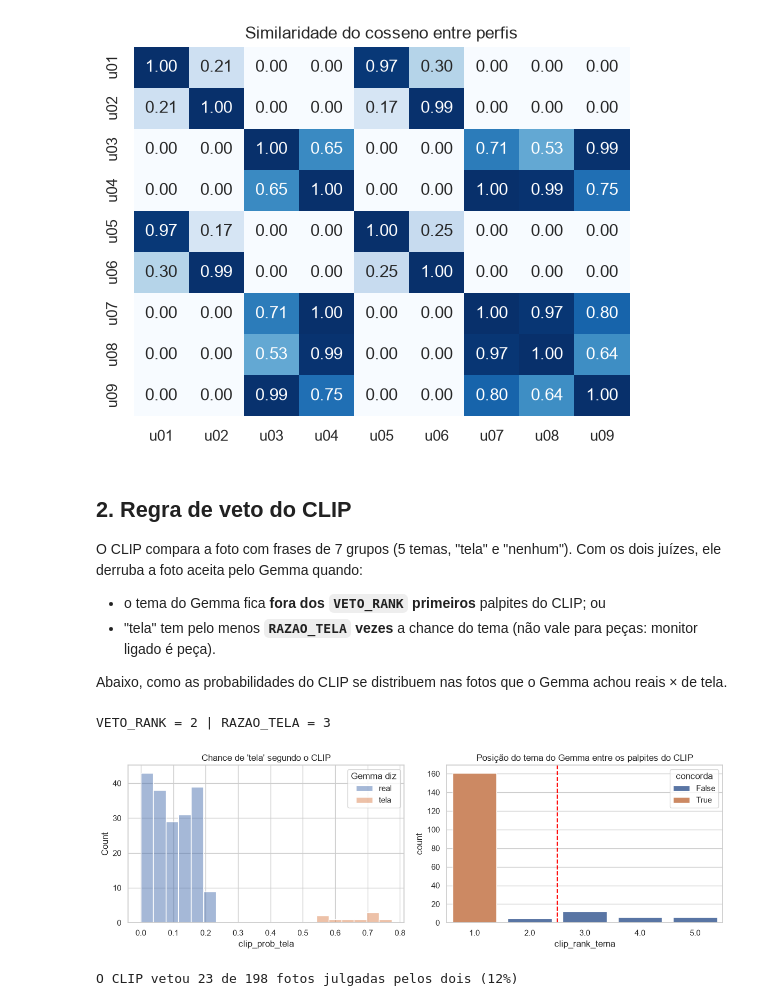
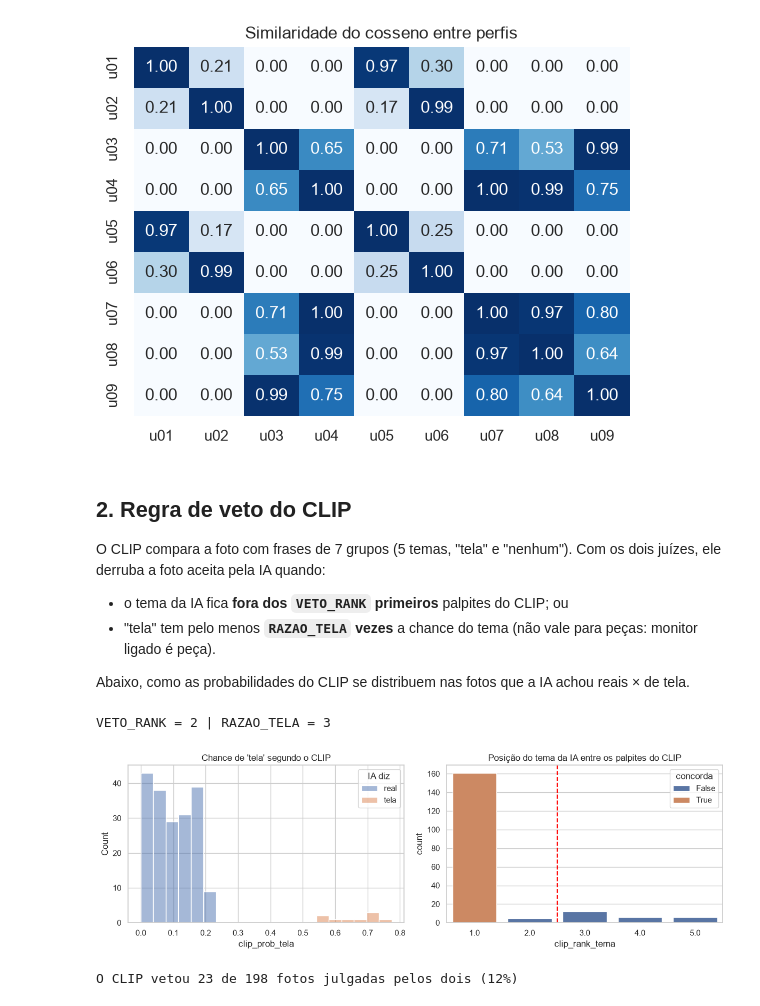
Before and after one commit to nicollaspaulo51-cyber/wishlens, a Jupyter notebook: notebooks/03_modelagem.ipynb, the cells around one changed output. Cells and saved outputs as stored; diff of their text form; code cells hidden in the pictures.

```diff
--- a/notebooks/03_modelagem.ipynb
+++ b/notebooks/03_modelagem.ipynb
@@ -85,25 +85,25 @@ plt.title("Similaridade do cosseno entre perfis");
 [figure]
 # %% [markdown]
 ## 2. Regra de veto do CLIP
-O CLIP compara a foto com frases de 7 grupos (5 temas, "tela" e "nenhum"). Com os dois juízes, ele derruba a foto aceita pelo Gemma quando:
-- o tema do Gemma fica **fora dos `VETO_RANK` primeiros** palpites do CLIP; ou
+O CLIP compara a foto com frases de 7 grupos (5 temas, "tela" e "nenhum"). Com os dois juízes, ele derruba a foto aceita pela IA quando:
+- o tema da IA fica **fora dos `VETO_RANK` primeiros** palpites do CLIP; ou
 - "tela" tem pelo menos **`RAZAO_TELA` vezes** a chance do tema (não vale para peças: monitor ligado é peça).
 
-Abaixo, como as probabilidades do CLIP se distribuem nas fotos que o Gemma achou reais × de tela.
+Abaixo, como as probabilidades do CLIP se distribuem nas fotos que a IA achou reais × de tela.
 # %%
 print("VETO_RANK =", VETO_RANK, "| RAZAO_TELA =", RAZAO_TELA)
-ambos = capturas[capturas["juiz"] == "gemma+clip"].copy()
-ambos["Gemma diz"] = ambos["foto_real"].map({True: "real", False: "tela"})
+ambos = capturas[capturas["juiz"].map(normalizar_juiz) == "ia+clip"].copy()
+ambos["IA diz"] = ambos["foto_real"].map({True: "real", False: "tela"})
 fig, ax = plt.subplots(1, 2, figsize=(12, 4))
-sns.histplot(ambos, x="clip_prob_tela", hue="Gemma diz", bins=20, ax=ax[0])
+sns.histplot(ambos, x="clip_prob_tela", hue="IA diz", bins=20, ax=ax[0])
 ax[0].set_title("Chance de 'tela' segundo o CLIP")
 sns.countplot(ambos, x="clip_rank_tema", hue="concorda", ax=ax[1])
 ax[1].axvline(VETO_RANK - 0.5, color="red", ls="--")
-ax[1].set_title("Posição do tema do Gemma entre os palpites do CLIP")
+ax[1].set_title("Posição do tema da IA entre os palpites do CLIP")
 plt.tight_layout()
 # %% [output]
 VETO_RANK = 2 | RAZAO_TELA = 3
-[figure, old version]
+[figure, new version]
 # %%
 vetadas = ambos[ambos["recusa"].fillna("").str.contains("CLIP|juízes")]
 print(f"O CLIP vetou {len(vetadas)} de {len(ambos)} fotos julgadas pelos dois ({len(vetadas)/max(len(ambos),1):.0%})")
```
Also changed, not shown: parts of 2 cells of this notebook, 24 other files.
